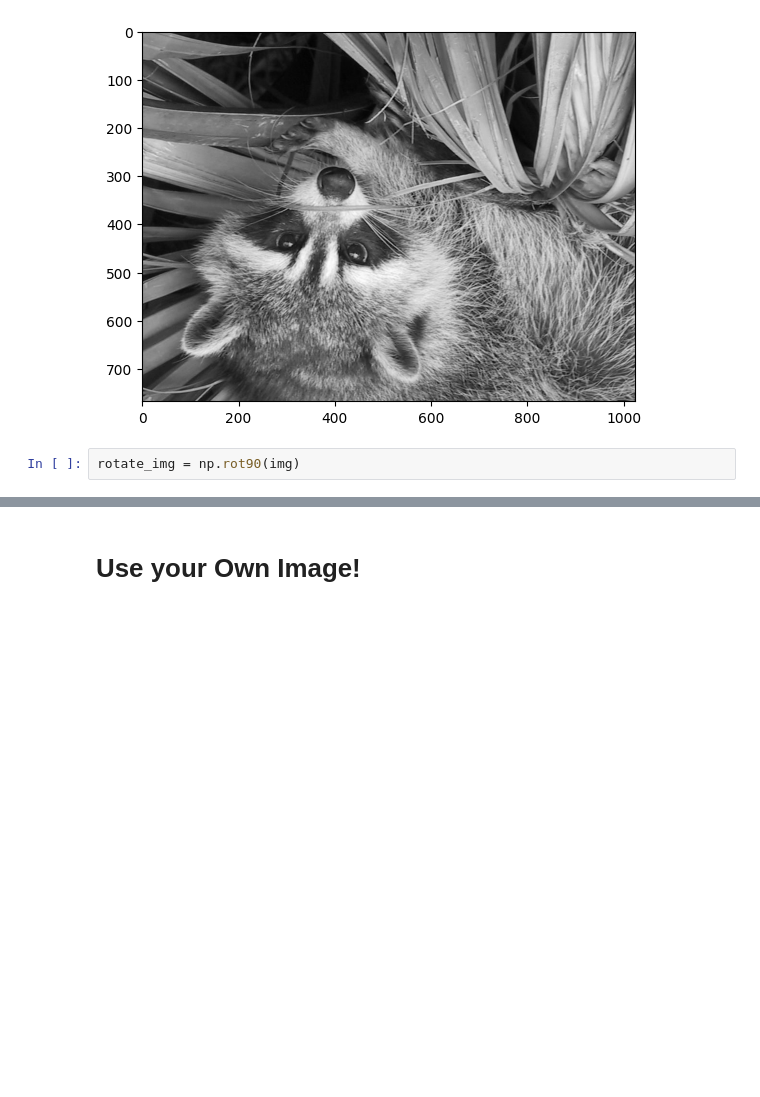
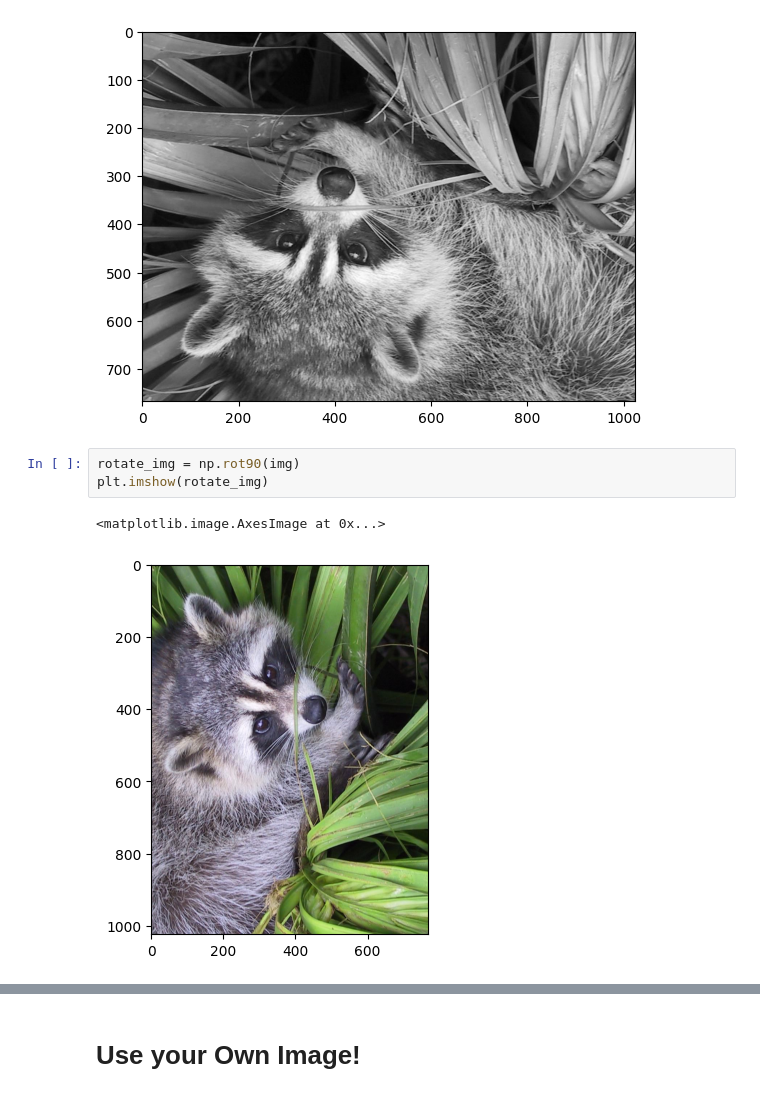
Before and after one commit to myDelevop/band-name-generator, a Jupyter notebook: udemy/day_77/Computation_with_NumPy_and_N_Dimensional_Arrays_(start).ipynb, the cells around one changed output, grey strips where cells are left out. Drawn from its saved outputs; the diff is of its cells as text; blank space fills up the shorter version.

```diff
--- a/udemy/day_77/Computation_with_NumPy_and_N_Dimensional_Arrays_(start).ipynb
+++ b/udemy/day_77/Computation_with_NumPy_and_N_Dimensional_Arrays_(start).ipynb
@@ -359,3 +359,7 @@ plt.imshow(upside_down_img, cmap='gray')
 [figure]
 # %%
 rotate_img = np.rot90(img)
+plt.imshow(rotate_img)
+# %% [output]
+<matplotlib.image.AxesImage at 0x...>
+[figure, added]
```
Also changed, not shown: parts of 6 cells of this notebook.
